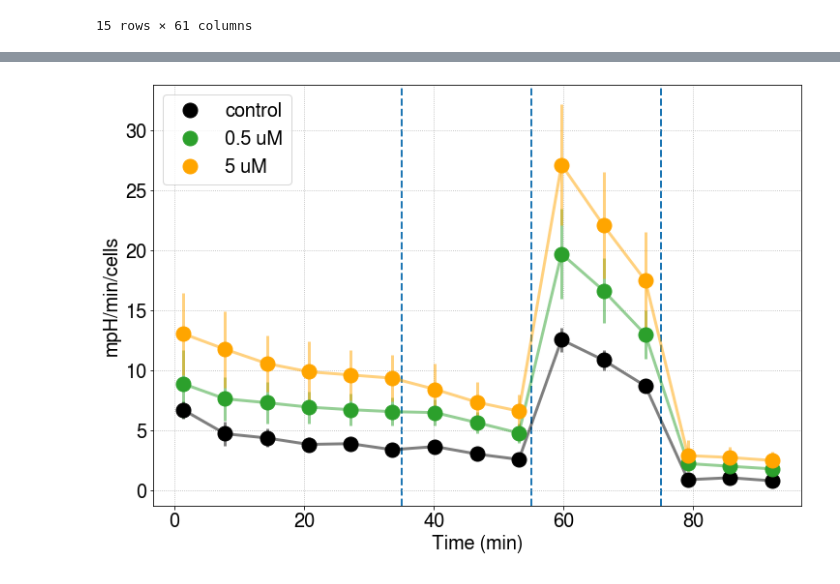
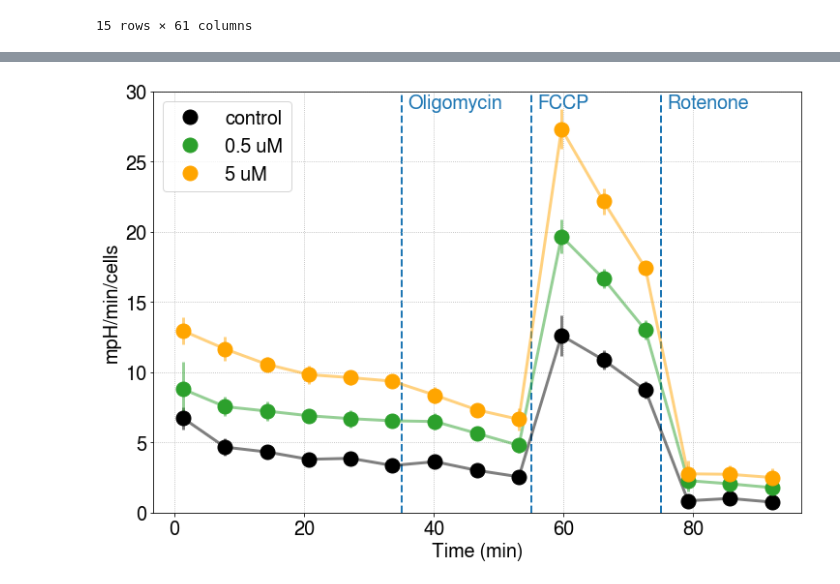
Before and after one commit to adelomana/HUVECs, a Jupyter notebook: Figure.2.seahorse/seahorse plotter working version.ipynb, the cells around one changed output, grey strips where cells are left out. Saved outputs shown, nothing was run; the diff lists cells and outputs as text; code cells hidden in the pictures.

Commit message:
completed data visualization of Seahorse experiment

```diff
--- a/Figure.2.seahorse/seahorse plotter v001.ipynb
+++ b/Figure.2.seahorse/seahorse plotter working version.ipynb
@@ -617,6 +614,13 @@ matplotlib.pyplot.show()
 
 matplotlib.pyplot.plot(timepoints, ecar[control_wells_representative], 'o-')
 matplotlib.pyplot.show()
+
+relative_mu = ecar[control_wells_representative].mean()/ecar[control_wells_representative].mean().mean()
+print(relative_mu)
+normalized_black = ecar[control_wells_representative]/relative_mu
+
+matplotlib.pyplot.plot(timepoints, normalized_black, 'o-')
+matplotlib.pyplot.show()
 # %% [output]
 [figure]
 [figure]
@@ -623,5 +634,12 @@ matplotlib.pyplot.show()
 # %%
 matplotlib.pyplot.plot(timepoints, ecar[samples_4h_half], 'o-')
 matplotlib.pyplot.show()
+
+relative_mu = ecar[samples_4h_half_representative].mean()/ecar[samples_4h_half_representative].mean().mean()
+print(relative_mu)
+normalized_green = ecar[samples_4h_half_representative]/relative_mu
+
+matplotlib.pyplot.plot(timepoints, normalized_green, 'o-')
+matplotlib.pyplot.show()
 # %% [output]
 [figure]
@@ -631,6 +659,13 @@ matplotlib.pyplot.show()
 
 matplotlib.pyplot.plot(timepoints, ecar[samples_4h_five_representative], 'o-')
 matplotlib.pyplot.show()
+
+relative_mu = ecar[samples_4h_five_representative].mean()/ecar[samples_4h_five_representative].mean().mean()
+print(relative_mu)
+normalized_orange = ecar[samples_4h_five_representative]/relative_mu
+
+matplotlib.pyplot.plot(timepoints, normalized_orange, 'o-')
+matplotlib.pyplot.show()
 # %% [output]
 [figure]
 [figure]
@@ -656,34 +679,34 @@ ecar[samples_4h_five]
 # %%
-mean = ecar[control_wells_representative].mean(axis=1)
-std = ecar[control_wells_representative].std(axis=1)
+mean = normalized_black.mean(axis=1)
+std = normalized_black.std(axis=1)
 matplotlib.pyplot.errorbar(timepoints, mean, std, lw=3, color='black', alpha=1/2)
 matplotlib.pyplot.plot(timepoints, mean, 'o', color='black', ms=15, label='control', zorder=999)
 
-mean = ecar[samples_4h_half_representative].mean(axis=1)
-std = ecar[samples_4h_half_representative].std(axis=1)
+mean = normalized_green.mean(axis=1)
+std = normalized_green.std(axis=1)
 matplotlib.pyplot.errorbar(timepoints, mean, std, lw=3, color='#2CA02C', alpha=1/2)
 matplotlib.pyplot.plot(timepoints, mean, 'o', color='#2CA02C', ms=15, label='0.5 uM', zorder=999)
 
-mean = ecar[samples_4h_five_representative].mean(axis=1)
-std = ecar[samples_4h_five_representative].std(axis=1)
+mean = normalized_orange.mean(axis=1)
+std = normalized_orange.std(axis=1)
 matplotlib.pyplot.errorbar(timepoints, mean, std, lw=3, color='#FFA500', alpha=1/2)
 matplotlib.pyplot.plot(timepoints, mean, 'o', color='#FFA500', ms=15, label='5 uM', zorder=999)
 
 matplotlib.pyplot.grid(ls=':')
 
 matplotlib.pyplot.axvline(x=35, ls='--', lw=2, color='tab:blue', zorder=1)
 matplotlib.pyplot.axvline(x=55, ls='--', lw=2, color='tab:blue', zorder=1)
 matplotlib.pyplot.axvline(x=75, ls='--', lw=2, color='tab:blue', zorder=1)
 
-#matplotlib.pyplot.text(36, 450, 'Oligomycin', color='tab:blue')
-#matplotlib.pyplot.text(56, 450, 'FCCP', color='tab:blue')
-#matplotlib.pyplot.text(76, 450, 'Rotenone', color='tab:blue')
+matplotlib.pyplot.text(36, 28.8, 'Oligomycin', color='tab:blue')
+matplotlib.pyplot.text(56, 28.8, 'FCCP', color='tab:blue')
+matplotlib.pyplot.text(76, 28.8, 'Rotenone', color='tab:blue')
 
 matplotlib.pyplot.xlabel('Time (min)')
 matplotlib.pyplot.ylabel('mpH/min/cells')
 matplotlib.pyplot.legend(loc=2)
-#matplotlib.pyplot.ylim([0, 700])
+matplotlib.pyplot.ylim([0, 30])
 
 matplotlib.pyplot.show()
 # %% [output]
-[figure, old version]
+[figure, new version]
```
Also changed, not shown: parts of 72 cells of this notebook, 1 other file.
